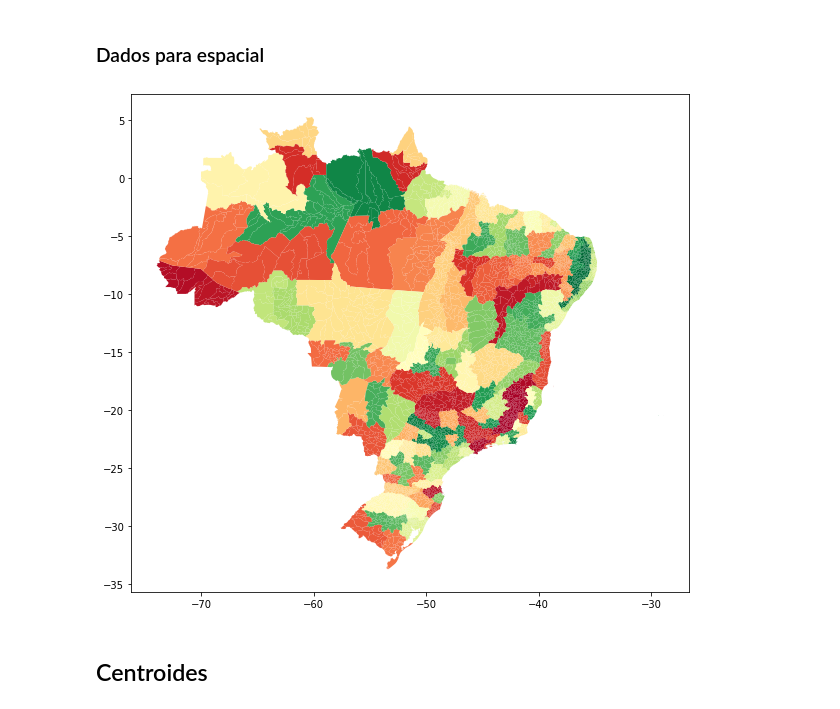
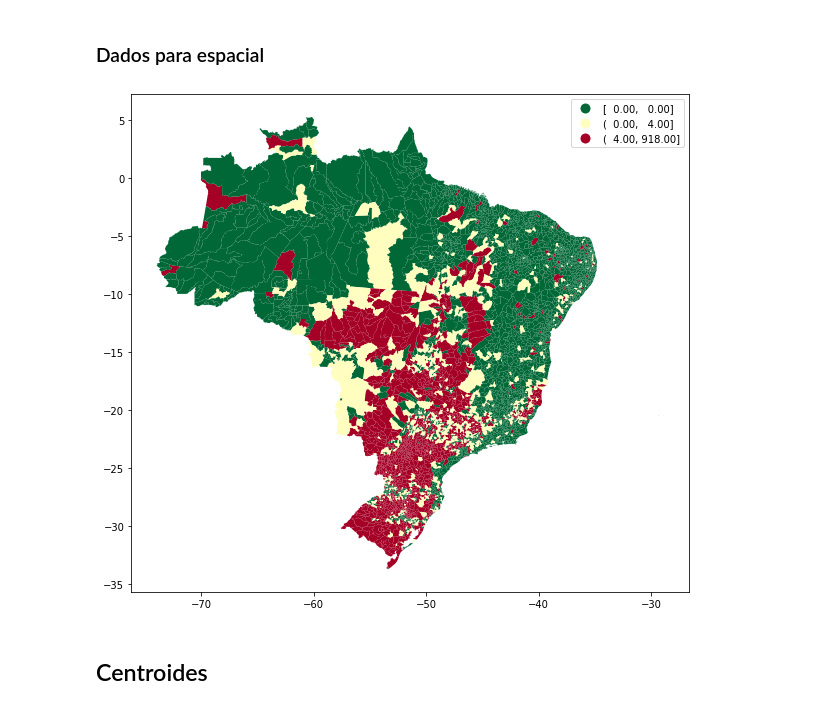
Before and after one commit to walefmachado/spatial-cluster, a Jupyter notebook: scripts/brasil/centroides_brasil_scale.ipynb, the cells around one changed output. Saved outputs shown, nothing was run; the diff lists cells and outputs as text; code cells hidden in the pictures.

```diff
--- a/scripts/brasil/centroides_brasil_scale.ipynb
+++ b/scripts/brasil/centroides_brasil_scale.ipynb
@@ -153,10 +152,10 @@ dados_br = dados_br.fillna(0)
 dados_br = dados_br.drop([1525, 3499]) # retira F. Noronha e Ilhabela
 dados_br = dados_br.drop(['Unnamed: 0', 'rm'], axis = 1)
 # %%
-# dados_br.plot(column='apolices', figsize=(10, 10), scheme='quantiles', cmap='OrRd', legend=True, k=4);
-dados_br.plot(column='nome_meso', figsize=(10, 10), cmap='RdYlGn_r'); # , cmap='OrRd',  cmap='plasma'
+dados_br.plot(column='apolices_contratadas', figsize=(10, 10), scheme='quantiles', cmap='RdYlGn_r', legend=True, k=4);
+#dados_br.plot(column='nome_meso', figsize=(10, 10), cmap='RdYlGn_r'); # , cmap='OrRd',  cmap='plasma'
 # %% [output]
-[figure, old version]
+[figure, new version]
 # %% [markdown]
 ## Centroides
 # %%
```
Also changed, not shown: parts of 19 cells of this notebook, 26 other files.
